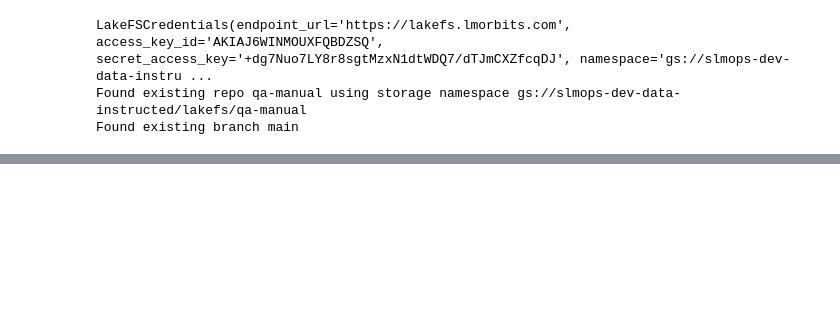
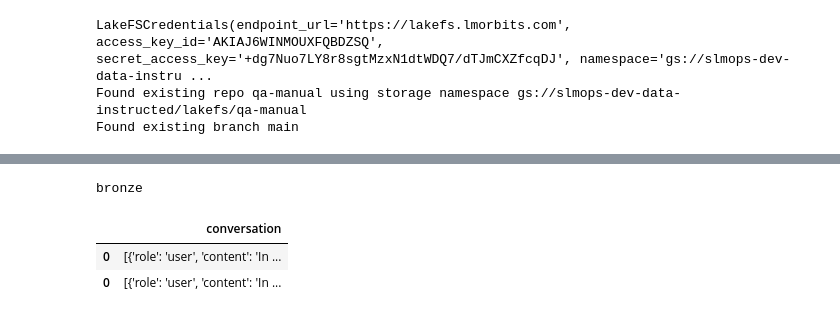
Before and after one commit to LMOrBits/lmorbits, a Jupyter notebook: packages/data/notebooks/hugging_face.ipynb, the cells around one changed output, grey strips where cells are left out. Cells and saved outputs as stored; diff of their text form; code cells hidden in the pictures; blank space fills up the shorter version.

```diff
--- a/packages/data/notebooks/hugging_face.ipynb
+++ b/packages/data/notebooks/hugging_face.ipynb
@@ -177,0 +194,7 @@ print(first_10_rows)
+# %%
+ipy_html(new_df.head(2),"bronze")
+# %% [output]
+bronze
+|  | conversation |
+| 0 | [{'role': 'user', 'content': 'In ... |
+| 0 | [{'role': 'user', 'content': 'In ... |
```
Also changed, not shown: parts of 26 cells of this notebook, 6 other files.
